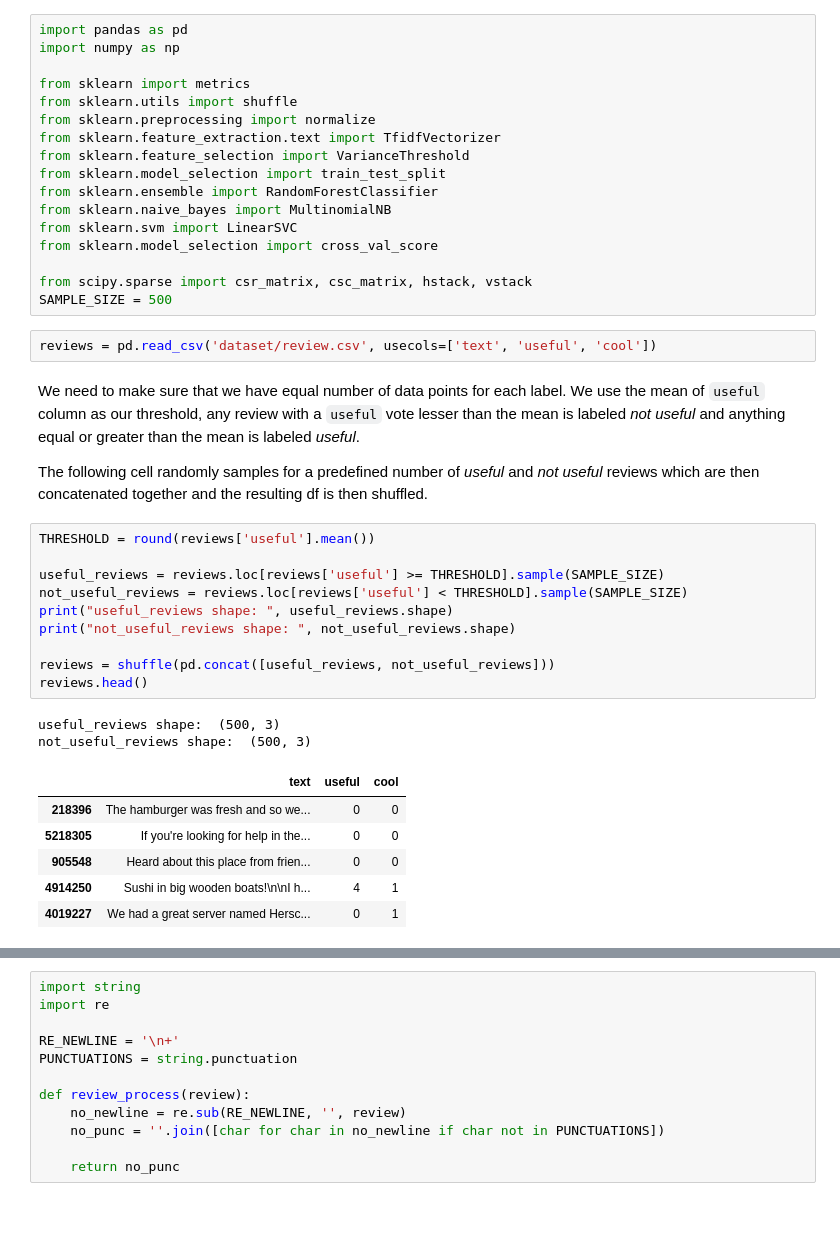
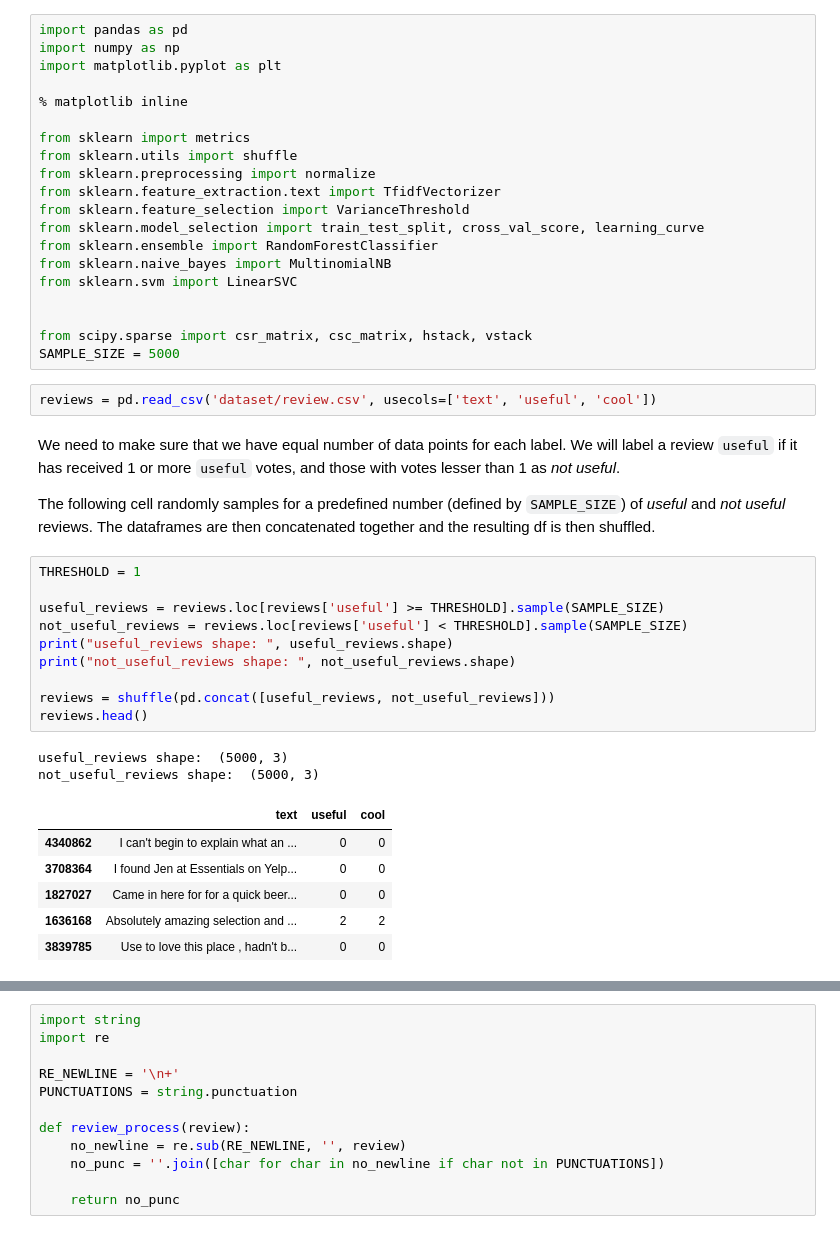
Before and after one commit to arumoy-shome/syde522, a Jupyter notebook: analysis.ipynb, the cells around one changed output, grey strips where cells are left out. Saved outputs shown, nothing was run; the diff lists cells and outputs as text.

```diff
--- a/analysis.ipynb
+++ b/analysis.ipynb
@@ -5,45 +5,48 @@ Do users actually read a review before voting it useful? Or is their decision bi
 # %%
 import pandas as pd
 import numpy as np
+import matplotlib.pyplot as plt
+
+% matplotlib inline
 
 from sklearn import metrics
 from sklearn.utils import shuffle
 from sklearn.preprocessing import normalize
 from sklearn.feature_extraction.text import TfidfVectorizer
 from sklearn.feature_selection import VarianceThreshold
-from sklearn.model_selection import train_test_split
+from sklearn.model_selection import train_test_split, cross_val_score, learning_curve
 from sklearn.ensemble import RandomForestClassifier
 from sklearn.naive_bayes import MultinomialNB
 from sklearn.svm import LinearSVC
-from sklearn.model_selection import cross_val_score
+
 
 from scipy.sparse import csr_matrix, csc_matrix, hstack, vstack
-SAMPLE_SIZE = 500
+SAMPLE_SIZE = 5000
 # %%
 reviews = pd.read_csv('dataset/review.csv', usecols=['text', 'useful', 'cool'])
 # %% [markdown]
-We need to make sure that we have equal number of data points for each label. We use the mean of `useful` column as our threshold, any review with a `useful` vote lesser than the mean is labeled *not useful* and anything equal or greater than the mean is labeled *useful*.
+We need to make sure that we have equal number of data points for each label. We will label a review `useful` if it has received 1 or more `useful` votes, and those with votes lesser than 1 as *not useful*.
 
-The following cell randomly samples for a predefined number of *useful* and *not useful* reviews which are then concatenated together and the resulting df is then shuffled.
+The following cell randomly samples for a predefined number (defined by `SAMPLE_SIZE`) of *useful* and *not useful* reviews. The dataframes are then concatenated together and the resulting df is then shuffled.
 # %%
-THRESHOLD = round(reviews['useful'].mean())
+THRESHOLD = 1
 
 useful_reviews = reviews.loc[reviews['useful'] >= THRESHOLD].sample(SAMPLE_SIZE)
 not_useful_reviews = reviews.loc[reviews['useful'] < THRESHOLD].sample(SAMPLE_SIZE)
 print("useful_reviews shape: ", useful_reviews.shape)
 print("not_useful_reviews shape: ", not_useful_reviews.shape)
 
 reviews = shuffle(pd.concat([useful_reviews, not_useful_reviews]))
 reviews.head()
 # %% [output]
-useful_reviews shape:  (500, 3)
-not_useful_reviews shape:  (500, 3)
+useful_reviews shape:  (5000, 3)
+not_useful_reviews shape:  (5000, 3)
 |  | text | useful | cool |
-| 218396 | The hamburger was fresh and so we... | 0 | 0 |
-| 5218305 | If you're looking for help in the... | 0 | 0 |
-| 905548 | Heard about this place from frien... | 0 | 0 |
-| 4914250 | Sushi in big wooden boats!\n\nI h... | 4 | 1 |
-| 4019227 | We had a great server named Hersc... | 0 | 1 |
+| 4340862 | I can't begin to explain what an ... | 0 | 0 |
+| 3708364 | I found Jen at Essentials on Yelp... | 0 | 0 |
+| 1827027 | Came in here for for a quick beer... | 0 | 0 |
+| 1636168 | Absolutely amazing selection and ... | 2 | 2 |
+| 3839785 | Use to love this place , hadn't b... | 0 | 0 |
 # %% [markdown]
 # Preprocessing
 
```
Also changed, not shown: parts of 24 cells of this notebook.
